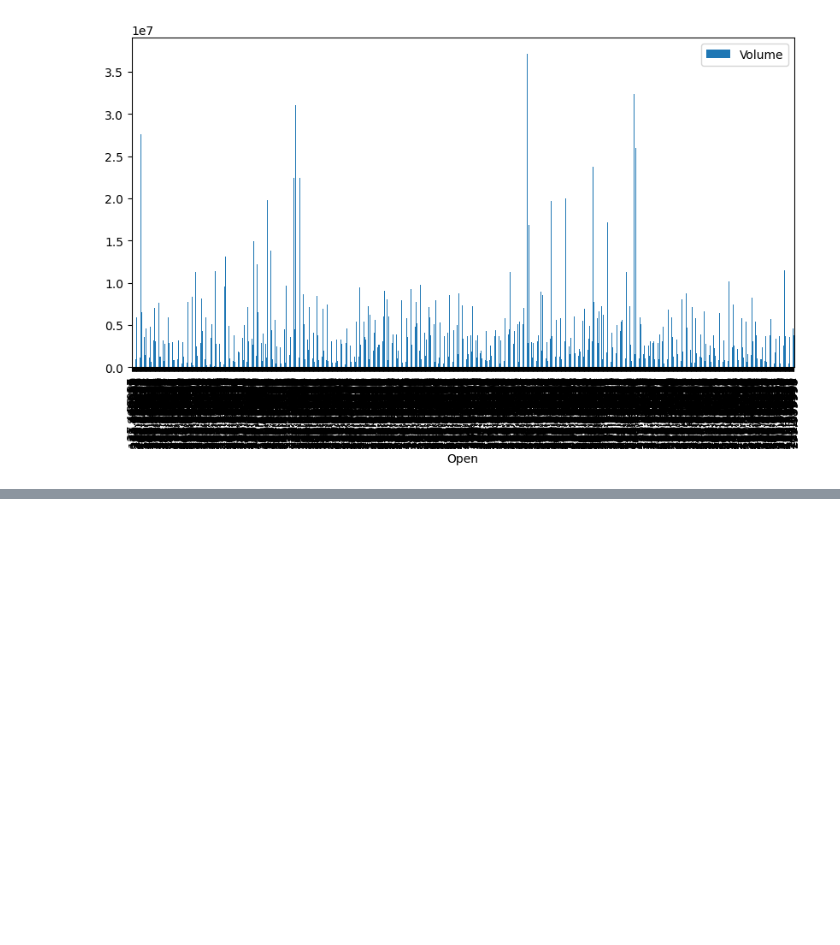
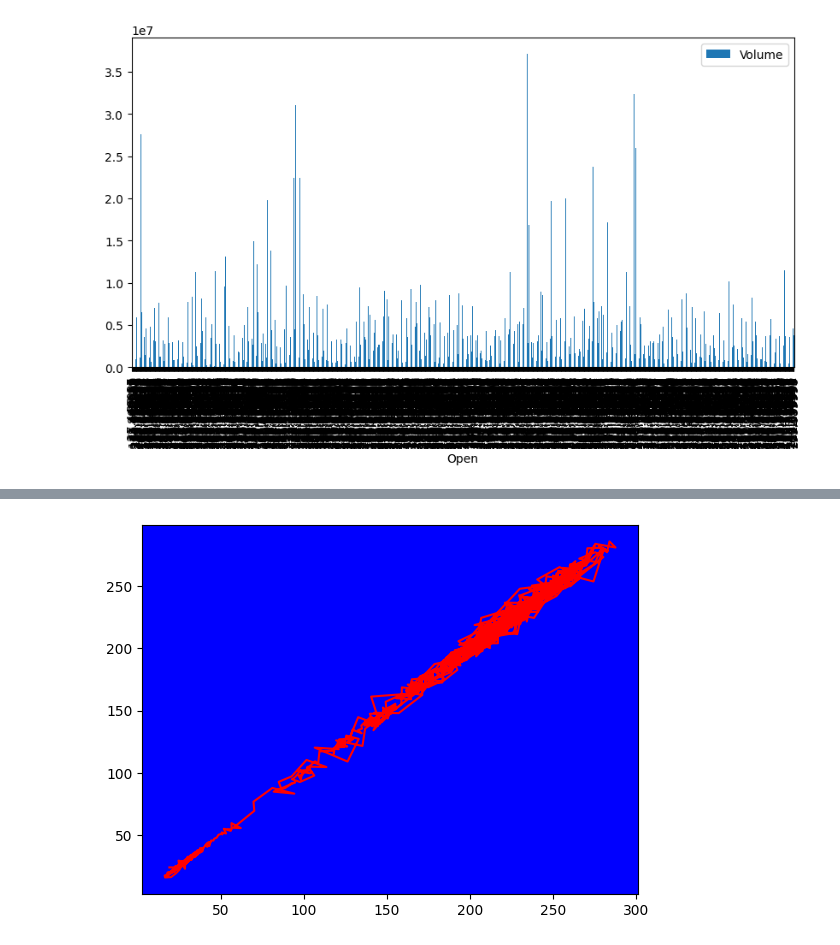
Before and after one commit to awaiskhan005/DATA-SCIENCE-AND-AI-, a Jupyter notebook: TESLA_stock_price_project_31.ipynb, the cells around one changed output, grey strips where cells are left out. Drawn from its saved outputs; the diff is of its cells as text; code cells hidden in the pictures; blank space fills up the shorter version.

```diff
--- a/TESLA_stock_price_project_31.ipynb
+++ b/TESLA_stock_price_project_31.ipynb
@@ -265,0 +277,10 @@ fig.show()
+# %%
+# prompt: make some graphs using different colours in graph and background usng plt
+
+fig, ax = plt.subplots()
+ax.plot(df['Open'], df['Close'], color='red')
+ax.set_facecolor('blue')
+legend=True
+fig.show()
+# %% [output]
+[figure, added]
```
Also changed, not shown: parts of 2 cells of this notebook.
